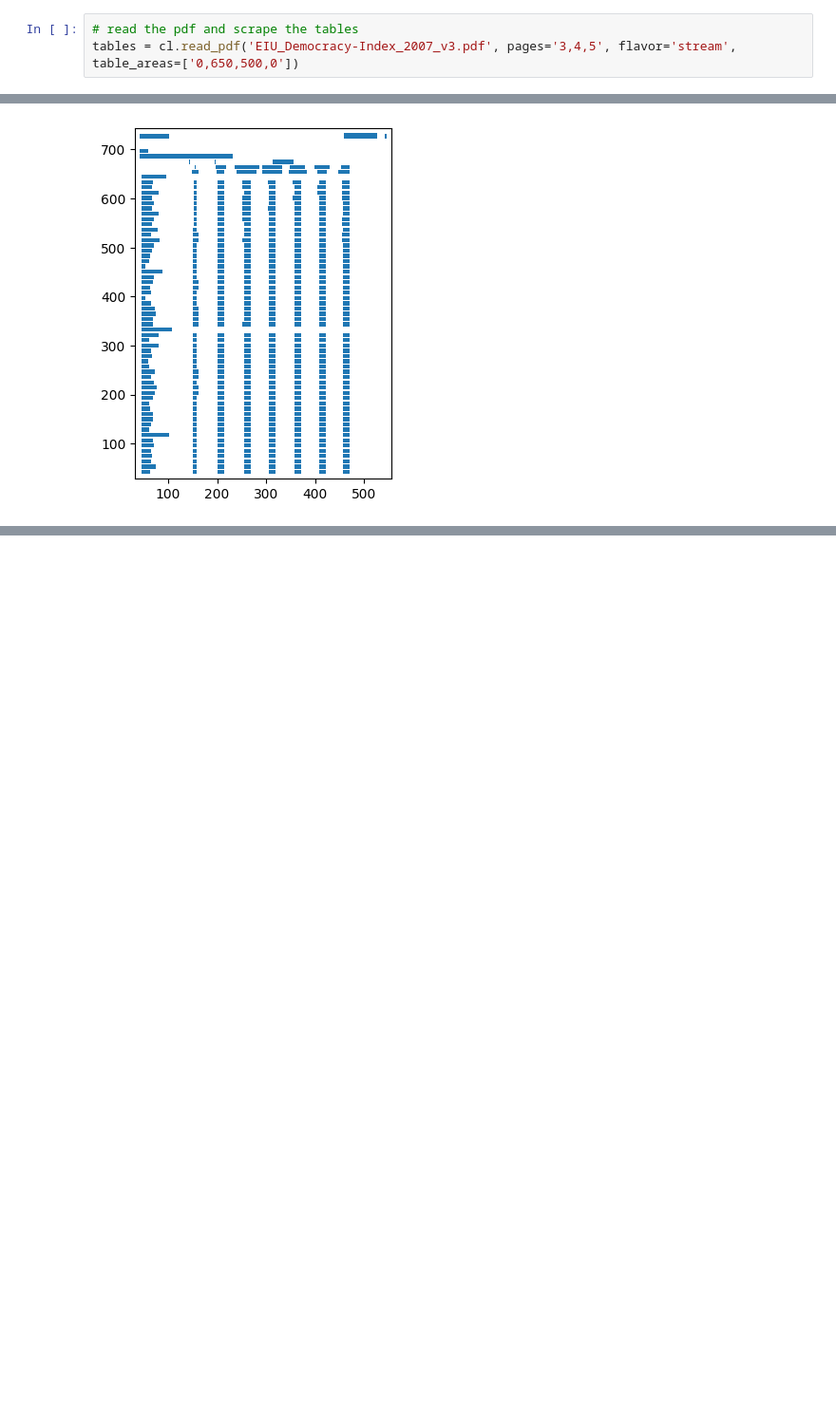
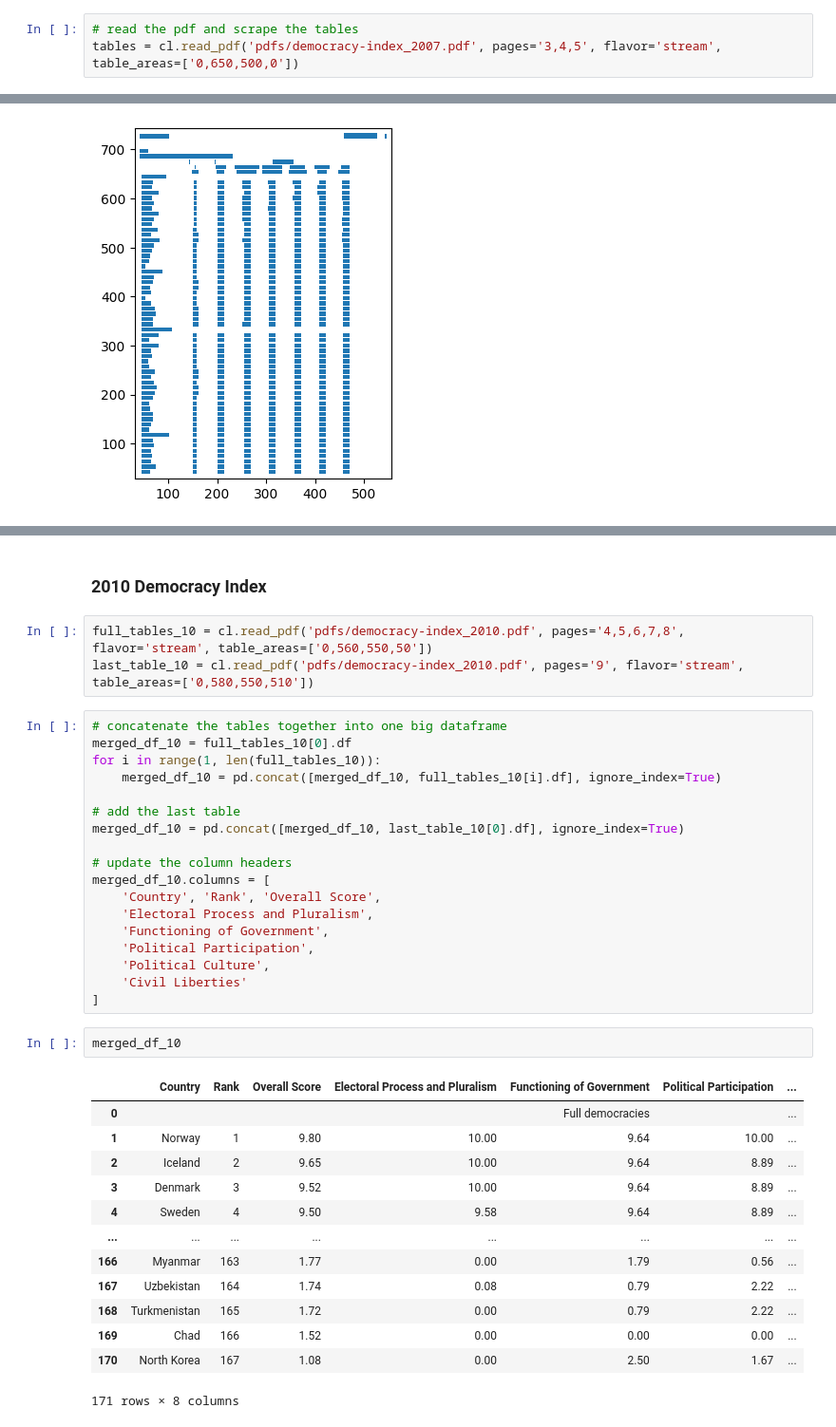
Before and after one commit to zopalmer14/pdf-table-scraping, a Jupyter notebook: scrapeNotebook.ipynb, the cells around one changed output, grey strips where cells are left out. Shown at 95% size. Saved outputs shown, nothing was run; the diff lists cells and outputs as text; blank space fills up the shorter version.

```diff
--- a/scrapeNotebook.ipynb
+++ b/scrapeNotebook.ipynb
@@ -15,3 +17,3 @@ import matplotlib.pyplot as plt
 # %%
 # read the pdf and scrape the tables
-tables = cl.read_pdf('EIU_Democracy-Index_2007_v3.pdf', pages='3,4,5', flavor='stream', table_areas=['0,650,500,0'])
+tables = cl.read_pdf('pdfs/democracy-index_2007.pdf', pages='3,4,5', flavor='stream', table_areas=['0,650,500,0'])
@@ -61,0 +78,39 @@ debug
+# %% [markdown]
+### 2010 Democracy Index
+# %%
+full_tables_10 = cl.read_pdf('pdfs/democracy-index_2010.pdf', pages='4,5,6,7,8', flavor='stream', table_areas=['0,560,550,50'])
+last_table_10 = cl.read_pdf('pdfs/democracy-index_2010.pdf', pages='9', flavor='stream', table_areas=['0,580,550,510'])
+# %%
+# concatenate the tables together into one big dataframe
+merged_df_10 = full_tables_10[0].df
+for i in range(1, len(full_tables_10)):
+    merged_df_10 = pd.concat([merged_df_10, full_tables_10[i].df], ignore_index=True)
+
+# add the last table
+merged_df_10 = pd.concat([merged_df_10, last_table_10[0].df], ignore_index=True)
+
+# update the column headers
+merged_df_10.columns = [
+    'Country', 'Rank', 'Overall Score',
+    'Electoral Process and Pluralism',
+    'Functioning of Government',
+    'Political Participation',
+    'Political Culture',
+    'Civil Liberties'
+]
+# %%
+merged_df_10
+# %% [output]
+|  | Country | Rank | Overall Score | Electoral Process and Pluralism | Functioning of Government | Political Participation | ... |
+| 0 |  |  |  |  | Full democracies |  | ... |
+| 1 | Norway | 1 | 9.80 | 10.00 | 9.64 | 10.00 | ... |
+| 2 | Iceland | 2 | 9.65 | 10.00 | 9.64 | 8.89 | ... |
+| 3 | Denmark | 3 | 9.52 | 10.00 | 9.64 | 8.89 | ... |
+| 4 | Sweden | 4 | 9.50 | 9.58 | 9.64 | 8.89 | ... |
+| ... | ... | ... | ... | ... | ... | ... | ... |
+| 166 | Myanmar | 163 | 1.77 | 0.00 | 1.79 | 0.56 | ... |
+| 167 | Uzbekistan | 164 | 1.74 | 0.08 | 0.79 | 2.22 | ... |
+| 168 | Turkmenistan | 165 | 1.72 | 0.00 | 0.79 | 2.22 | ... |
+| 169 | Chad | 166 | 1.52 | 0.00 | 0.00 | 0.00 | ... |
+| 170 | North Korea | 167 | 1.08 | 0.00 | 2.50 | 1.67 | ... |
+171 rows × 8 columns
```
Also changed, not shown: parts of 8 cells of this notebook.
